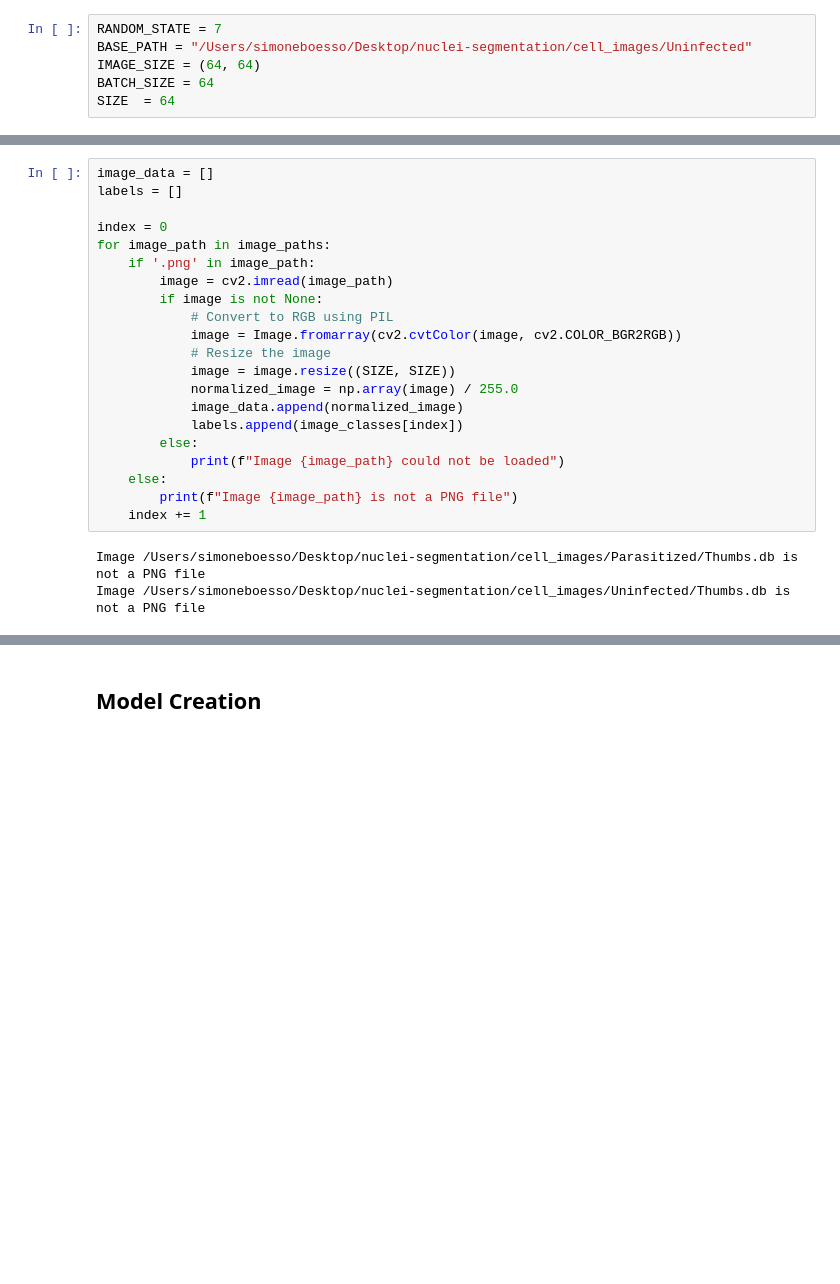
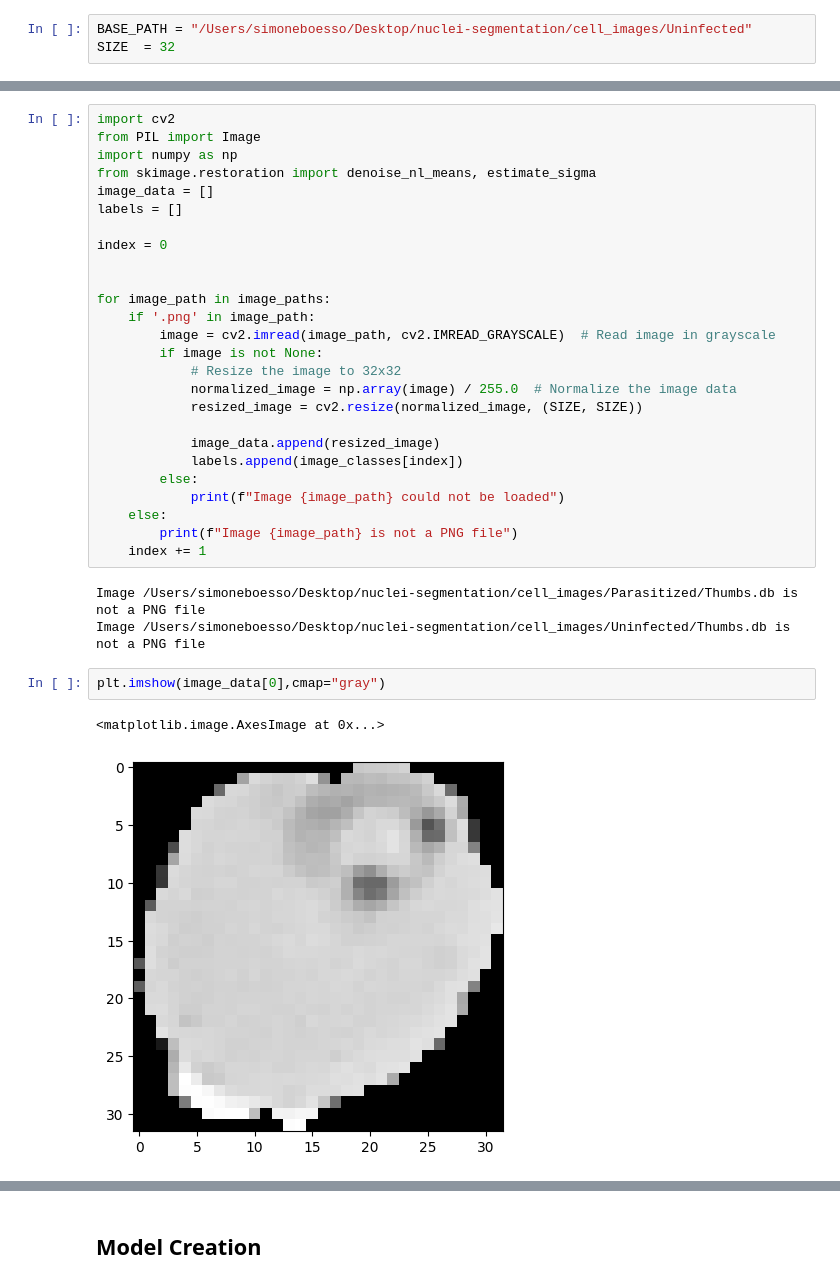
Before and after one commit to HavingFunLearning/Autoencoders_Applications, a Jupyter notebook: Autoencoder_AnomalyDetection.ipynb, the cells around one changed output, grey strips where cells are left out. Drawn from its saved outputs; the diff is of its cells as text; blank space fills up the shorter version.

```diff
--- a/Autoencoder_AnomalyDetection.ipynb
+++ b/Autoencoder_AnomalyDetection.ipynb
@@ -22,8 +22,5 @@ import matplotlib.pyplot as plt
 # %% [markdown]
 ### Data Preparation
 # %%
-RANDOM_STATE = 7
 BASE_PATH = "/Users/simoneboesso/Desktop/nuclei-segmentation/cell_images/Uninfected"
-IMAGE_SIZE = (64, 64)
-BATCH_SIZE = 64
-SIZE  = 64
+SIZE  = 32
@@ -86,20 +76,25 @@ import random
 import pandas as pd
 import tensorflow
 # %%
+import cv2
+from PIL import Image
+import numpy as np
+from skimage.restoration import denoise_nl_means, estimate_sigma
 image_data = []
 labels = []
 
 index = 0
+
+
 for image_path in image_paths:
     if '.png' in image_path:
-        image = cv2.imread(image_path)
+        image = cv2.imread(image_path, cv2.IMREAD_GRAYSCALE)  # Read image in grayscale
         if image is not None:
-            # Convert to RGB using PIL
-            image = Image.fromarray(cv2.cvtColor(image, cv2.COLOR_BGR2RGB))
-            # Resize the image
-            image = image.resize((SIZE, SIZE))
-            normalized_image = np.array(image) / 255.0
-            image_data.append(normalized_image)
+            # Resize the image to 32x32
+            normalized_image = np.array(image) / 255.0  # Normalize the image data
+            resized_image = cv2.resize(normalized_image, (SIZE, SIZE))
+
+            image_data.append(resized_image)
             labels.append(image_classes[index])
         else:
             print(f"Image {image_path} could not be loaded")
@@ -109,3 +104,8 @@ for image_path in image_paths:
 # %% [output]
 Image /Users/simoneboesso/Desktop/nuclei-segmentation/cell_images/Parasitized/Thumbs.db is not a PNG file
 Image /Users/simoneboesso/Desktop/nuclei-segmentation/cell_images/Uninfected/Thumbs.db is not a PNG file
+# %%
+plt.imshow(image_data[0],cmap="gray")
+# %% [output]
+<matplotlib.image.AxesImage at 0x...>
+[figure, added]
```
Also changed, not shown: parts of 31 cells of this notebook.
